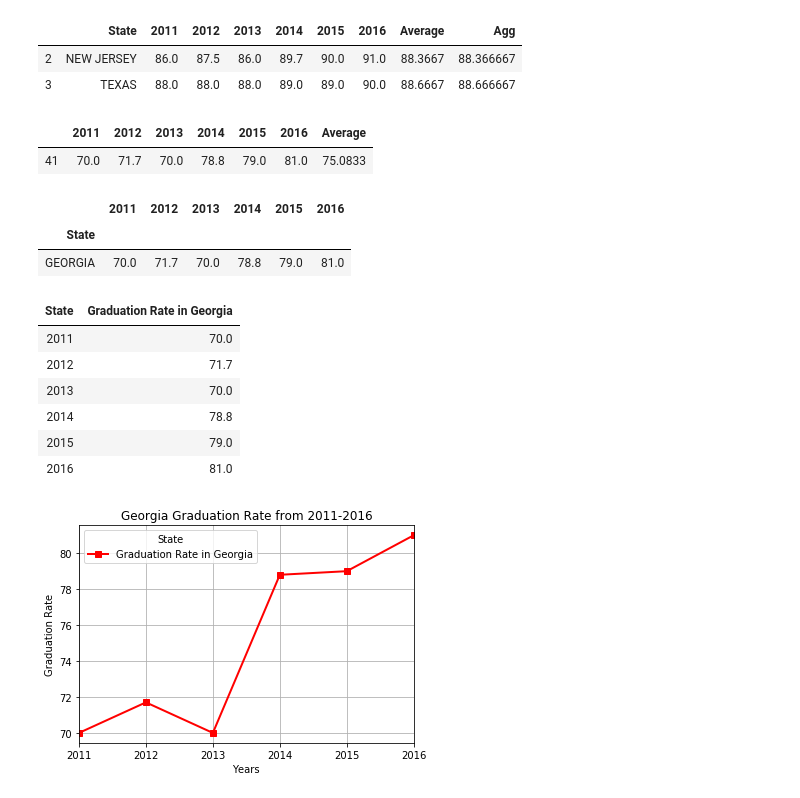
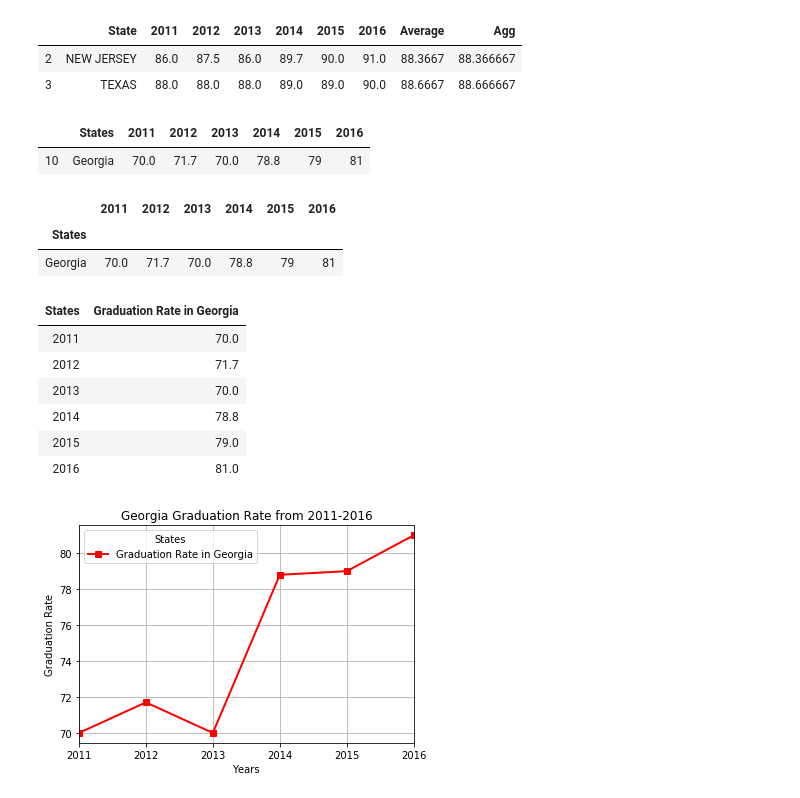
Before and after one commit to ScriptMigo/Project-1, a Jupyter notebook: teacher.ipynb, the cells around one changed output. Drawn from its saved outputs; the diff is of its cells as text; code cells hidden in the pictures.

```diff
--- a/teacher.ipynb
+++ b/teacher.ipynb
@@ -61,3 +61,6 @@ grad_rate.head()
 | 2 | New Jersey | 86.00 | 87.5 | 86.00 | 89.7 | 90.0 | 91.0 | 88.3667 | ... |
 | 3 | Texas | 88.00 | 88.0 | 88.00 | 89.0 | 89.0 | 90.0 | 88.6667 | ... |
 | 4 | Kentucky | 88.27 | 86.1 | 88.27 | 88.0 | 89.0 | 90.0 | 88.2733 | ... |
+# %%
+grad_rate_1 = pd.read_excel("data_files/grad_rate.xlsx")
+grad_rate_1.head()
@@ -969,28 +959,27 @@ clean_grad_rate_df.head(2)
 |  | State | 2011 | 2012 | 2013 | 2014 | 2015 | 2016 | Average | Agg |
 | 2 | NEW JERSEY | 86.0 | 87.5 | 86.0 | 89.7 | 90.0 | 91.0 | 88.3667 | 88.366667 |
 | 3 | TEXAS | 88.0 | 88.0 | 88.0 | 89.0 | 89.0 | 90.0 | 88.6667 | 88.666667 |
+# %%
+ga_grad_rate_df = grad_rate_1.loc[grad_rate_1['States']=='Georgia']
+ga_grad_rate_df
+# %% [output]
+|  | States | 2011 | 2012 | 2013 | 2014 | 2015 | 2016 |
+| 10 | Georgia | 70.0 | 71.7 | 70.0 | 78.8 | 79 | 81 |
 # %%
-ga_grad_rate = clean_grad_rate_df.loc[clean_grad_rate_df['State']=='GEORGIA']
-ga_grad_df = ga_grad_rate.drop(['Agg', 'State'], axis=1)
-ga_grad_df
+# ga_grad_rate = clean_grad_rate_df.loc[grad_rate_df['State']=='GEORGIA']
+ga_grad_sorted_df = ga_grad_rate_df.set_index('States')
+# ga_grad_sorted_df = ga_grad_sorted.drop(['Average', 'Agg'], axis=1)
+ga_grad_sorted_df
 # %% [output]
-|  | 2011 | 2012 | 2013 | 2014 | 2015 | 2016 | Average |
-| 41 | 70.0 | 71.7 | 70.0 | 78.8 | 79.0 | 81.0 | 75.0833 |
+|  | 2011 | 2012 | 2013 | 2014 | 2015 | 2016 |
+| States |  |  |  |  |  |  |
+| Georgia | 70.0 | 71.7 | 70.0 | 78.8 | 79 | 81 |
-# %%
-ga_grad_rate = clean_grad_rate_df.loc[clean_grad_rate_df['State']=='GEORGIA']
-ga_grad_sorted = ga_grad_rate.set_index('State')
-ga_grad_sorted_df = ga_grad_sorted.drop(['Average', 'Agg'], axis=1)
-ga_grad_sorted_df
-# %% [output]
-|  | 2011 | 2012 | 2013 | 2014 | 2015 | 2016 |
-| State |  |  |  |  |  |  |
-| GEORGIA | 70.0 | 71.7 | 70.0 | 78.8 | 79.0 | 81.0 |
 # %%
-ga_grad_sorted_df_1 = ga_grad_sorted_df.T
-ga_grad_renamed_df = ga_grad_sorted_df_1.rename(columns={'State':'Year', 'GEORGIA':'Graduation Rate in Georgia'})
+ga_grad_rate_df_1 = ga_grad_sorted_df.T
+ga_grad_renamed_df = ga_grad_rate_df_1.rename(columns={'States':'Year', 'Georgia':'Graduation Rate in Georgia'})
 ga_grad_renamed_df
 # %% [output]
-| State | Graduation Rate in Georgia |
+| States | Graduation Rate in Georgia |
 | 2011 | 70.0 |
 | 2012 | 71.7 |
 | 2013 | 70.0 |
```
Also changed, not shown: parts of 25 cells of this notebook, 25 other files.
